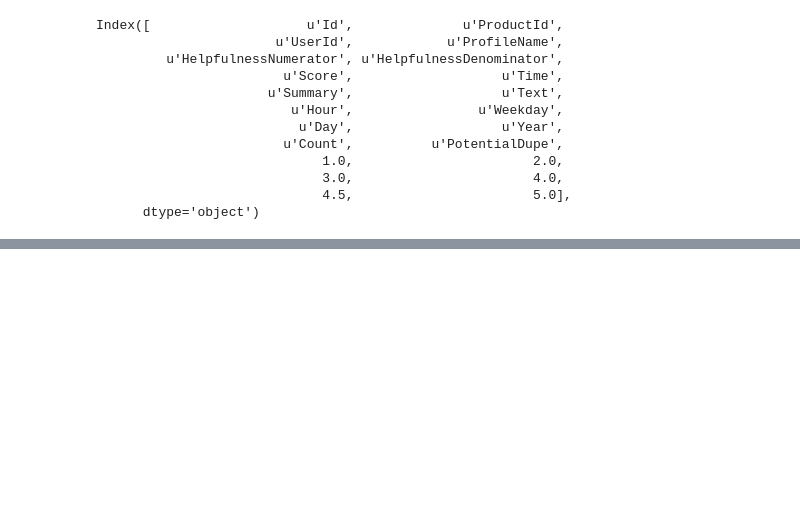
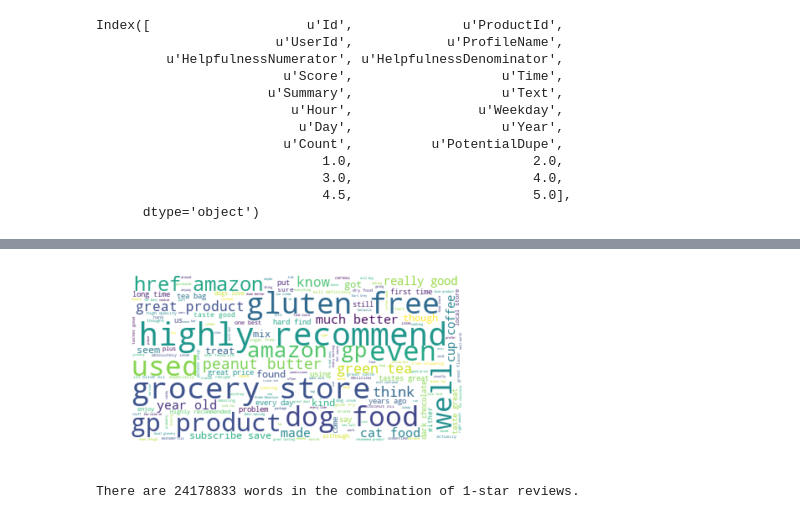
Before and after one commit to MintMin/AmazonReviewsAnalysis, a Jupyter notebook: Nic/Week 1 Nic's Exploratory Analysis.ipynb, the cells around one changed output, grey strips where cells are left out. Saved outputs shown, nothing was run; the diff lists cells and outputs as text; code cells hidden in the pictures; blank space fills up the shorter version.

```diff
--- a/Nic/Week 1 Nic's Exploratory Analysis.ipynb
+++ b/Nic/Week 1 Nic's Exploratory Analysis.ipynb
@@ -521,0 +707,20 @@ new_review
+# %%
+# Create stopword list:
+stopwords = set(STOPWORDS)
+stopwords.update(["br"])
+
+# Generate a word cloud image
+wordcloud = WordCloud(stopwords=stopwords, background_color="white").generate(fiveStarText)
+
+# Display the generated image:
+# the matplotlib way:
+plt.imshow(wordcloud, interpolation='bilinear')
+plt.axis("off")
+plt.show()
+# %% [output]
+[figure, added]
+# %%
+oneStarText = " ".join(review for review in reviews[reviews['Score'] == 1.0].Text)
+print ("There are {} words in the combination of 1-star reviews.".format(len(oneStarText)))
+# %% [output]
+There are 24178833 words in the combination of 1-star reviews.
```
Also changed, not shown: parts of 22 cells of this notebook.
